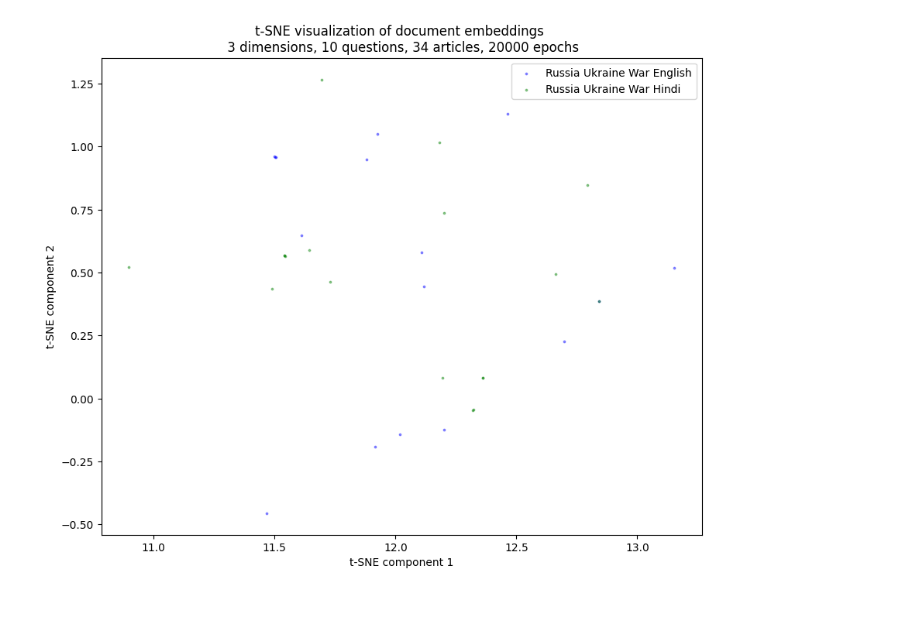
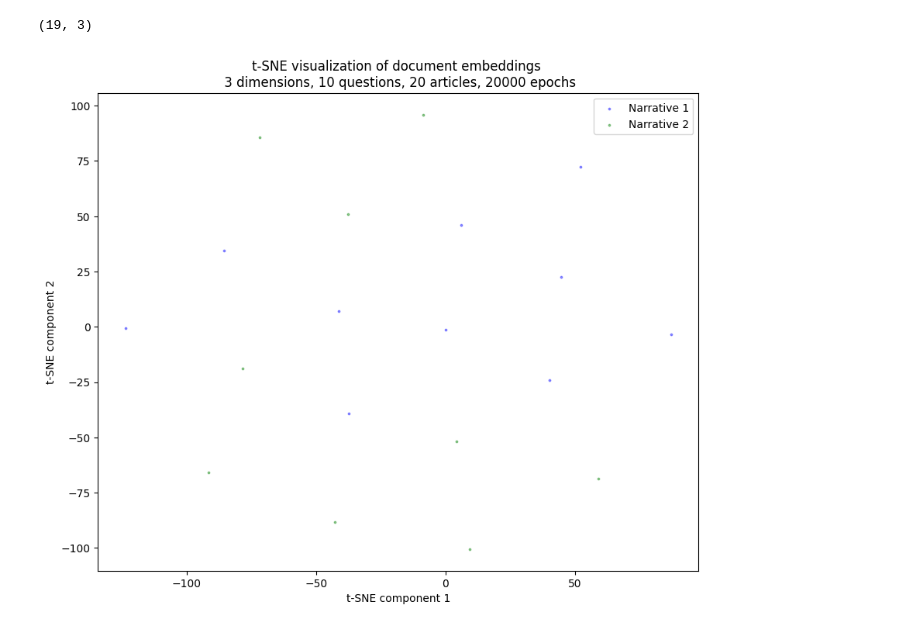
Before and after one commit to ritu1412/news_analysis, a Jupyter notebook: Ukraine_Russia_War/FMCD.ipynb, the cells around one changed output. Drawn from its saved outputs; the diff is of its cells as text; code cells hidden in the pictures.

```diff
--- a/Ukraine_Russia_War/FMCD.ipynb
+++ b/Ukraine_Russia_War/FMCD.ipynb
@@ -82,7 +82,7 @@ def train_model(
 # %%
 import json
 
-with open("narrative_questions.json") as f:
+with open("formated_output_questions_synthetic_data.json") as f:
     data = json.load(f)
 Q = data.values()
 K = []
@@ -200,39 +200,50 @@ d: 3, Epoch 19999, Loss: 29.468860626220703, nll_loss: 13.94347858428955
 import torch
 import numpy as np
 import matplotlib.pyplot as plt
 from sklearn.manifold import TSNE
 from sklearn.preprocessing import StandardScaler
+import pandas as pd
 
-tsne = TSNE(n_components=2, random_state=42)
+df = pd.read_csv("synthetic_latent_vector_3.csv")
+data = df.values
+print(data.shape)
 
-v_2d = tsne.fit_transform(latent_vectors)
+# Check the number of samples
+n_samples = data.shape[0]
+
+# Set the perplexity parameter to be less than the number of samples
+perplexity = min(30, n_samples - 1)
+
+tsne = TSNE(n_components=2, perplexity=perplexity, random_state=42)
+v_2d = tsne.fit_transform(data)
 
 # Plot the 2D embeddings with the inedx of each point
 plt.figure(figsize=(10, 8))
 # split the three topics
 # concatenate the first 100 and the last 100
-v_2d_english = v_2d[:16]
-v_2d_hindi = v_2d[16:34]
-for index, (x, y) in enumerate(v_2d_english):
-    plt.scatter(x, y, alpha=0.4, color="blue", s=3, label="Russia Ukraine War English" if index == 0 else "")
+v_2d_narrative_1 = v_2d[:10]
+v_2d_narrative_2 = v_2d[10:20]
+for index, (x, y) in enumerate(v_2d_narrative_1):
+    plt.scatter(x, y, alpha=0.4, color="blue", s=3, label="Narrative 1" if index == 0 else "")
 
-for index, (x, y) in enumerate(v_2d_hindi):
+for index, (x, y) in enumerate(v_2d_narrative_2):
     plt.scatter(
         x,
         y,
         alpha=0.4,
         color="green",
         s=3,
-        label="Russia Ukraine War Hindi" if index == 0 else "",
+        label="Narrative 2" if index == 0 else "",
     )
 
 plt.title(
     f"t-SNE visualization of document embeddings \n {d} dimensions, {N} questions, {M} articles, {epo} epochs"
 )
 
 plt.xlabel("t-SNE component 1")
 plt.ylabel("t-SNE component 2")
 plt.legend()
 plt.show()
 # %% [output]
+(19, 3)
-[figure, old version]
+[figure, new version]
```
Also changed, not shown: parts of 4 cells of this notebook, 8 other files.
